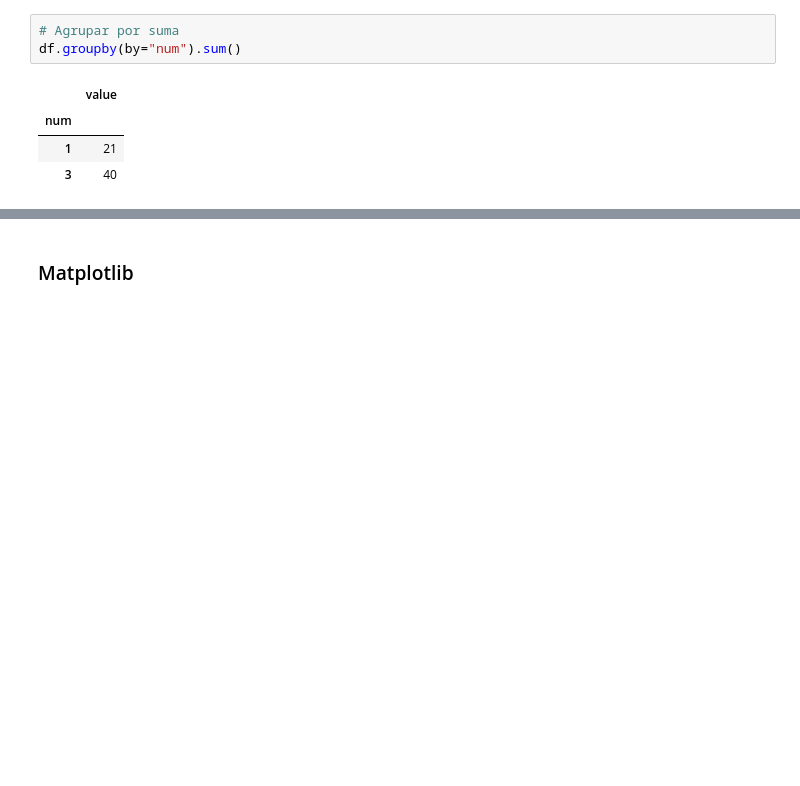
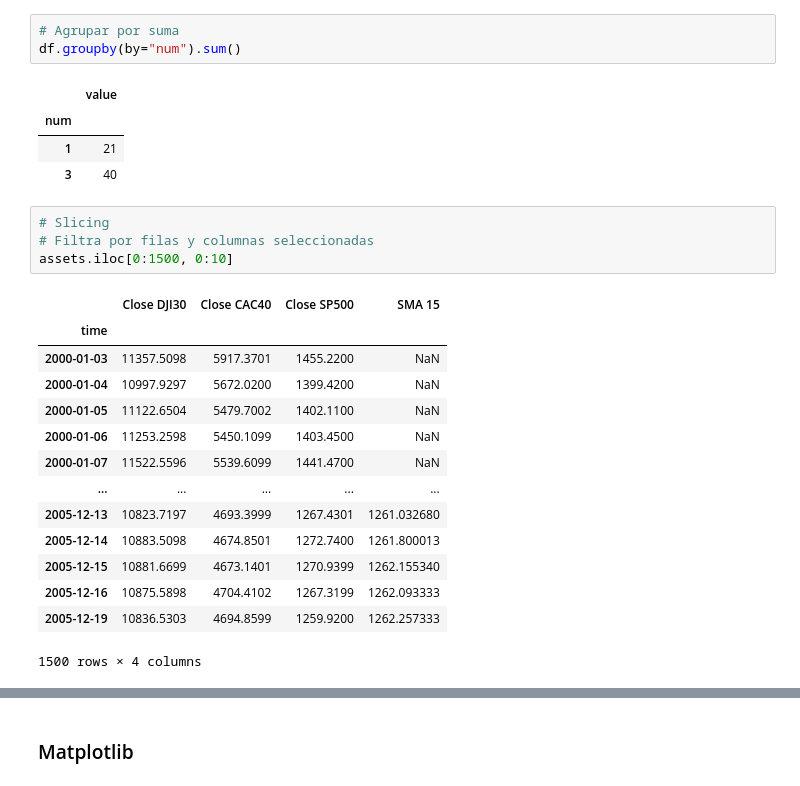
Before and after one commit to luissoler57/trading-algoritmico-a-z-con-python, a Jupyter notebook: ES_TA_Capítulo_02_Python_para_Data_Science.ipynb, the cells around one changed output, grey strips where cells are left out. Saved outputs shown, nothing was run; the diff lists cells and outputs as text; blank space fills up the shorter version.

```diff
--- a/ES_TA_Capítulo_02_Python_para_Data_Science.ipynb
+++ b/ES_TA_Capítulo_02_Python_para_Data_Science.ipynb
@@ -589,3 +583,22 @@ df.groupby(by="num").sum()
 | num |  |
 | 1 | 21 |
 | 3 | 40 |
+# %%
+# Slicing
+# Filtra por filas y columnas seleccionadas
+assets.iloc[0:1500, 0:10]
+# %% [output]
+|  | Close DJI30 | Close CAC40 | Close SP500 | SMA 15 |
+| time |  |  |  |  |
+| 2000-01-03 | 11357.5098 | 5917.3701 | 1455.2200 | NaN |
+| 2000-01-04 | 10997.9297 | 5672.0200 | 1399.4200 | NaN |
+| 2000-01-05 | 11122.6504 | 5479.7002 | 1402.1100 | NaN |
+| 2000-01-06 | 11253.2598 | 5450.1099 | 1403.4500 | NaN |
+| 2000-01-07 | 11522.5596 | 5539.6099 | 1441.4700 | NaN |
+| ... | ... | ... | ... | ... |
+| 2005-12-13 | 10823.7197 | 4693.3999 | 1267.4301 | 1261.032680 |
+| 2005-12-14 | 10883.5098 | 4674.8501 | 1272.7400 | 1261.800013 |
+| 2005-12-15 | 10881.6699 | 4673.1401 | 1270.9399 | 1262.155340 |
+| 2005-12-16 | 10875.5898 | 4704.4102 | 1267.3199 | 1262.093333 |
+| 2005-12-19 | 10836.5303 | 4694.8599 | 1259.9200 | 1262.257333 |
+1500 rows × 4 columns
```
Also changed, not shown: parts of 35 cells of this notebook, 1 other file.
